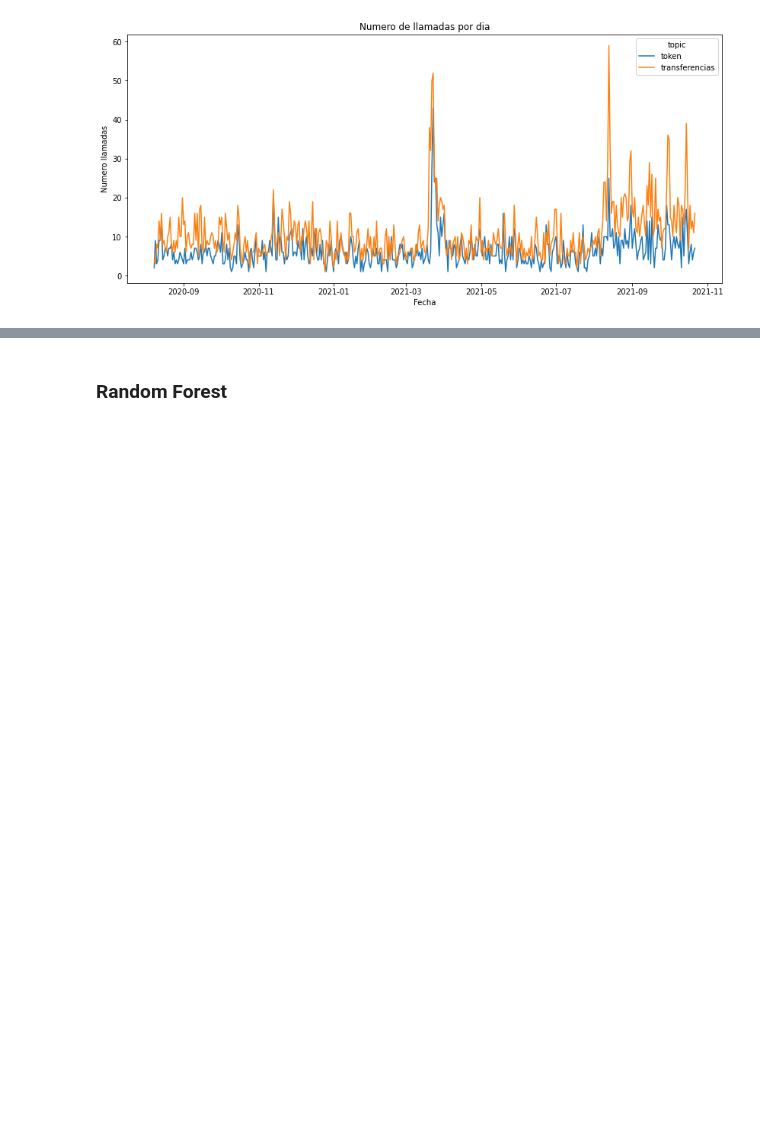
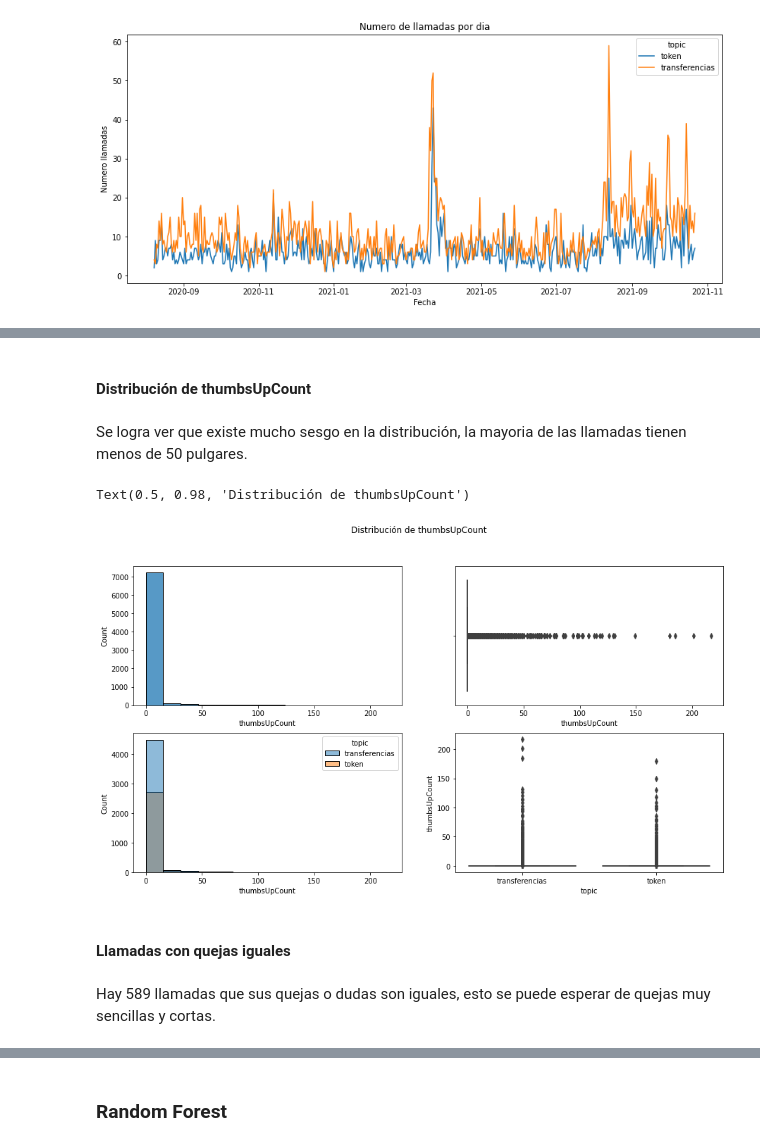
Before and after one commit to carloschong/examen-final-mod2, a Jupyter notebook: Examen.ipynb, the cells around one changed output, grey strips where cells are left out. Cells and saved outputs as stored; diff of their text form; code cells hidden in the pictures; blank space fills up the shorter version.

```diff
--- a/Examen.ipynb
+++ b/Examen.ipynb
@@ -160,2 +271,0 @@ sns.countplot(data = data,
-# %%
-data["tipo_horario"] = np.where(data["hora"].between(8,16),"Godin","Libre")
@@ -259,2 +283,0 @@ data['y'] = np.where(data["topic"] == "token",1,0)
-# %%
-data = data.drop("content.1",axis = 1)
@@ -355,6 +283,0 @@ pd.Series(['as aas d']).apply(clean_re)
-# %%
-# Aplica las funciones a la variable 'content'
-# Esta parte del código tarda un poco
-data['content_clean'] = data['content'].apply(clean_re)
-data['content_clean'] = data['content_clean'].apply(remove_accents)
-data['content_clean'] = data['content_clean'].apply(remove_stopwords)
@@ -369,0 +284,19 @@ from sklearn.model_selection import train_test_split
+# %% [markdown]
+#### Distribución de thumbsUpCount
+# %% [markdown]
+Se logra ver que existe mucho sesgo en la distribución, la mayoria de las llamadas tienen menos de 50 pulgares.
+# %%
+fig, axs = plt.subplots(2,2, figsize = (15,8))
+sns.histplot(data["thumbsUpCount"],ax = axs[0][0])
+sns.boxplot(data["thumbsUpCount"],ax = axs[0][1])
+
+sns.histplot(data = data,x = "thumbsUpCount",hue = "topic",ax = axs[1][0])
+sns.boxplot(data = data,y = "thumbsUpCount", x = "topic",ax = axs[1][1])
+plt.suptitle("Distribución de thumbsUpCount")
+# %% [output]
+Text(0.5, 0.98, 'Distribución de thumbsUpCount')
+[figure, added]
+# %% [markdown]
+#### Llamadas con quejas iguales
+# %% [markdown]
+Hay 589 llamadas que sus quejas o dudas son iguales, esto se puede esperar de quejas muy sencillas y cortas.
```
Also changed, not shown: parts of 195 cells of this notebook, 9 other files.
